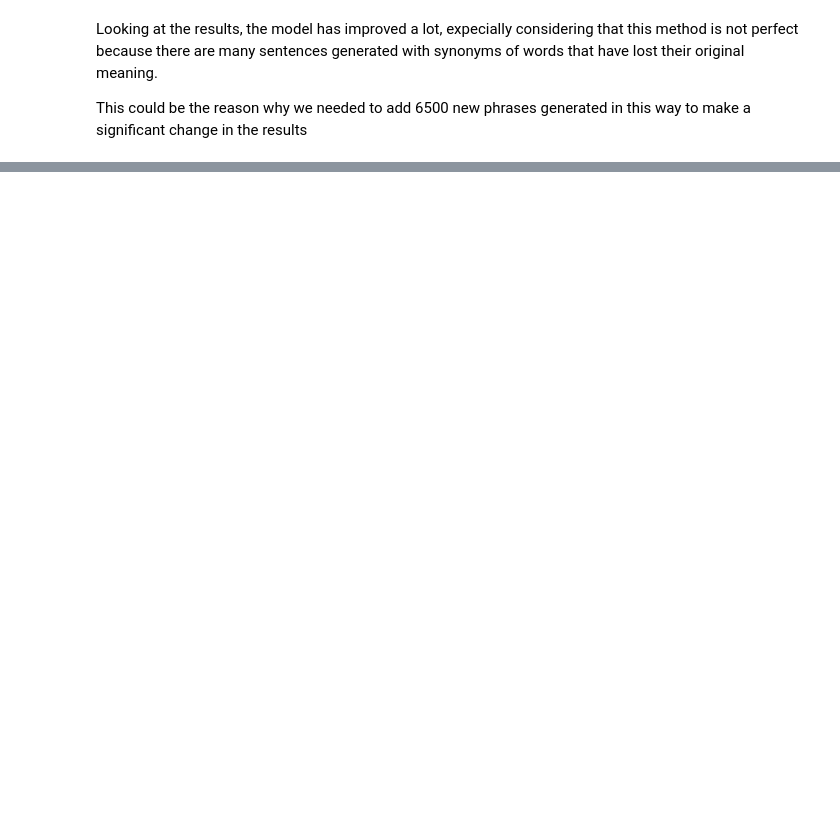
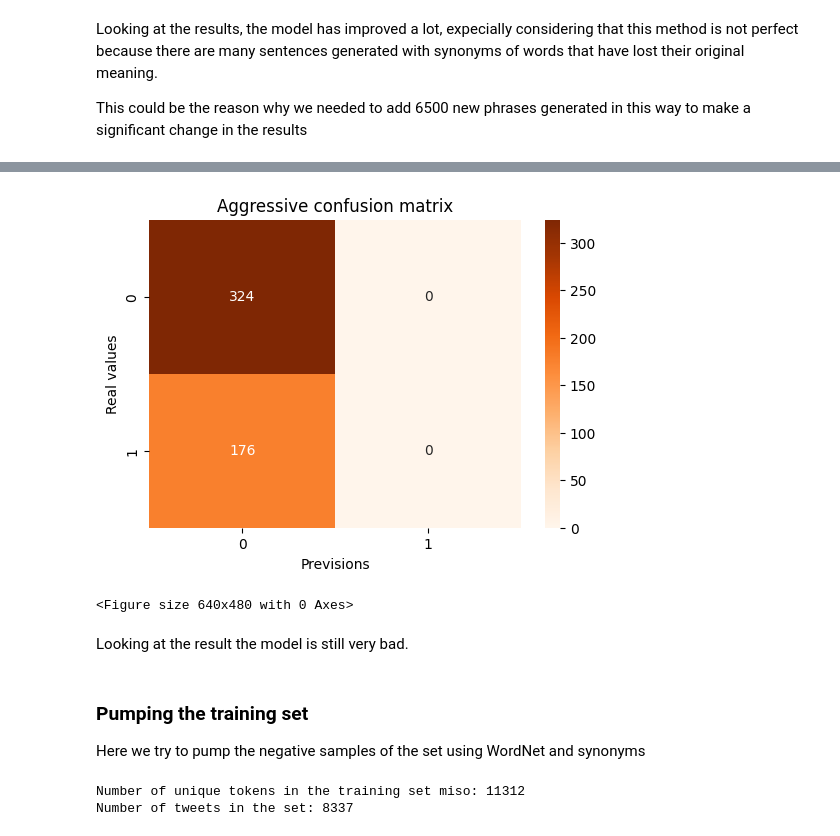
Before and after one commit to SigFerdo/Natural-Language-Processing-2023, a Jupyter notebook: task.ipynb, the cells around one changed output, grey strips where cells are left out. Saved outputs shown, nothing was run; the diff lists cells and outputs as text; code cells hidden in the pictures; blank space fills up the shorter version.

```diff
--- a/task.ipynb
+++ b/task.ipynb
@@ -731,0 +884,21 @@ This could be the reason why we needed to add 6500 new phrases generated in this
+# %%
+new_train_aggr_lstm = []
+cont = 1400
+for sample in train_set_aggr:
+    new_data = {}
+    if sample['label'] == 1:
+        if cont == 0:
+            new_data['text'] = sample['text']
+            new_data['label'] = sample['label']
+            new_train_aggr_lstm.append(new_data)
+        else:
+            cont -= 1
+    else:
+        new_data['text'] = sample['text']
+        new_data['label'] = sample['label']
+        new_train_aggr_lstm.append(new_data)
+
+new_train_aggr_lstm = pd.DataFrame(new_train_aggr_lstm)
+X_train_aggr, X_test_aggr, Y_train_aggr = pre_processing(unique_words_aggr, new_train_aggr_lstm, test_set_aggr_lstm)
+# %%
+f1_lstm_aggr,predictions = test_lstm(maxWords,unique_words_aggr, embed_dim, lstm_out,X_train_aggr, X_test_aggr, Y_train_aggr, test_set_aggr_lstm['label'])
@@ -731,0 +923,35 @@ This could be the reason why we needed to add 6500 new phrases generated in this
+# %%
+print_confusion_matrix(predictions, test_set_aggr_lstm, "Aggressive confusion matrix")
+# %% [output]
+[figure, added]
+<Figure size 640x480 with 0 Axes>
+# %% [markdown]
+Looking at the result the model is still very bad.
+# %% [markdown]
+### Pumping the training set
+
+Here we try to pump the negative samples of the set using WordNet and synonyms
+# %%
+new_train_set_aggr = copy.deepcopy(train_set_aggr)
+cont = 6000
+
+for sample in expandend_sentences:
+    if cont > 0:
+        new_sample = {}
+        new_sample['text'] = sample
+        new_sample['label'] = 0
+        new_train_set_aggr.append(new_sample)
+        cont-=1
+    else:
+        break
+
+new_train_pumped = pd.DataFrame(new_train_set_aggr)
+
+
+unique_words_aggr_pumped = get_counter(new_train_pumped)
+X_train_aggr, X_test_aggr, Y_train_aggr = pre_processing(unique_words_aggr_pumped, new_train_pumped, test_set_aggr_lstm)
+print("Number of unique tokens in the training set miso:", unique_words_aggr_pumped)
+print("Number of tweets in the set:", len(X_train_aggr))
+# %% [output]
+Number of unique tokens in the training set miso: 11312
+Number of tweets in the set: 8337
```
Also changed, not shown: parts of 34 cells of this notebook.
